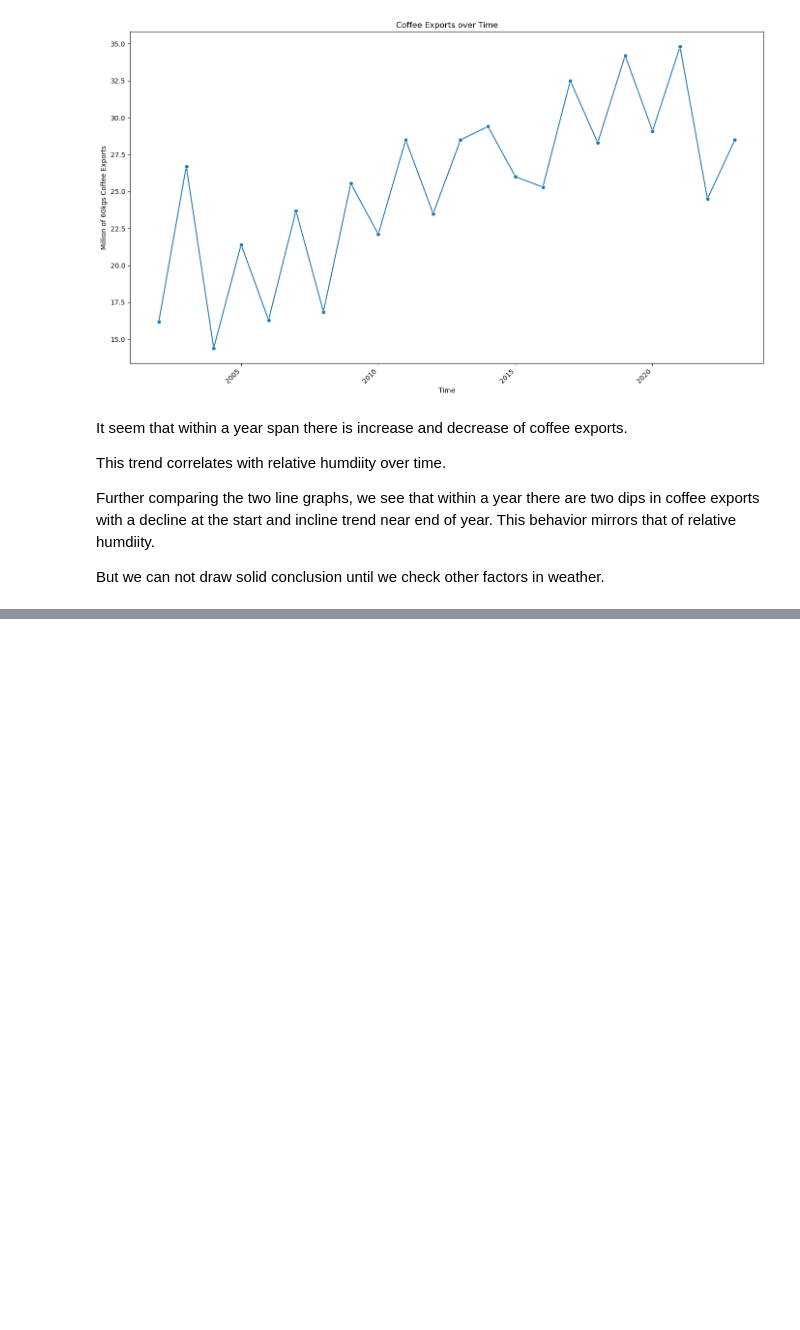
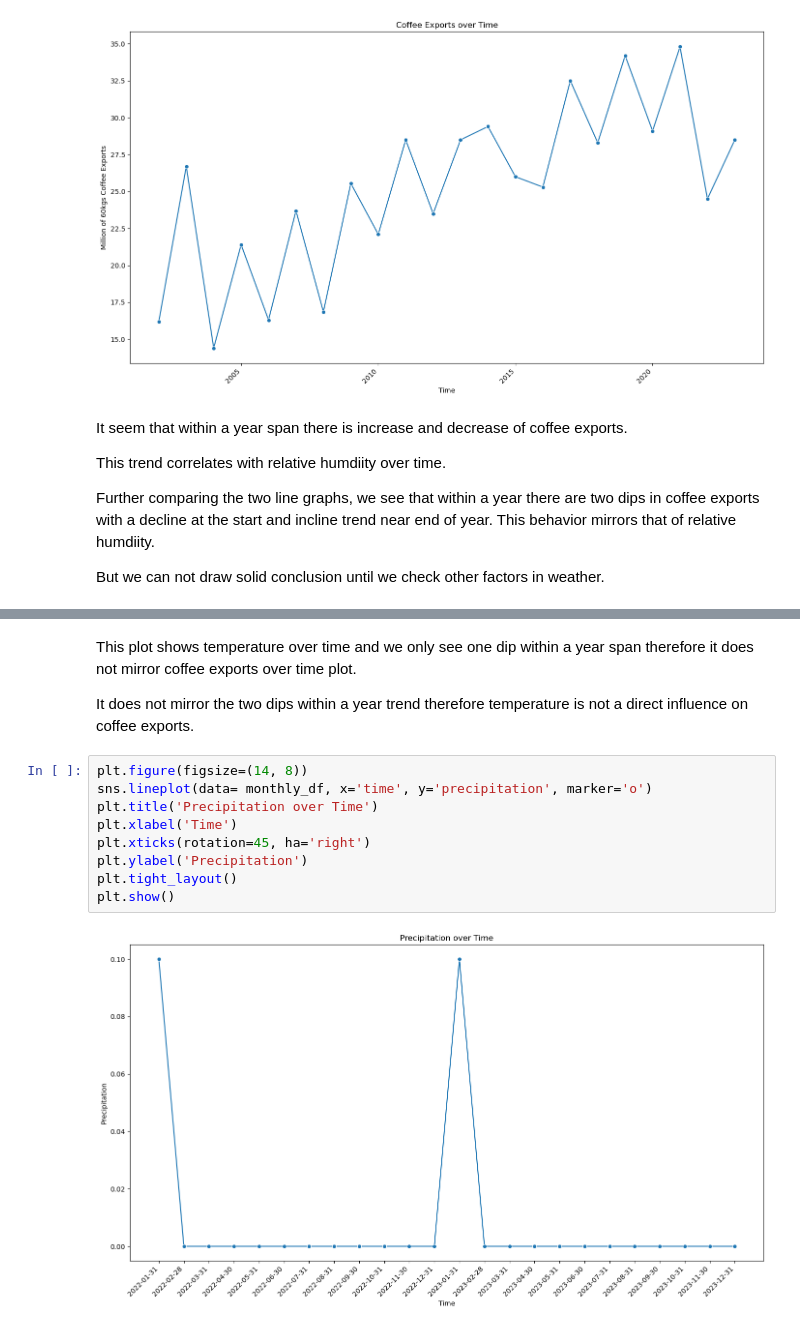
Before and after one commit to jweng8900/TLAB--Weather_API, a Jupyter notebook: notebooks/explore_weather.ipynb, the cells around one changed output, grey strips where cells are left out. Drawn from its saved outputs; the diff is of its cells as text; blank space fills up the shorter version.

```diff
--- a/notebooks/explore_weather.ipynb
+++ b/notebooks/explore_weather.ipynb
@@ -105,0 +117,15 @@ But we can not draw solid conclusion until we check other factors in weather.
+# %% [markdown]
+This plot shows temperature over time and we only see one dip within a year span therefore it does not mirror coffee exports over time plot.
+
+It does not mirror the two dips within a year trend therefore temperature is not a direct influence on coffee exports.
+# %%
+plt.figure(figsize=(14, 8))
+sns.lineplot(data= monthly_df, x='time', y='precipitation', marker='o')
+plt.title('Precipitation over Time')
+plt.xlabel('Time')
+plt.xticks(rotation=45, ha='right')
+plt.ylabel('Precipitation')
+plt.tight_layout()
+plt.show()
+# %% [output]
+[figure, added]
```
Also changed, not shown: parts of 6 cells of this notebook.
